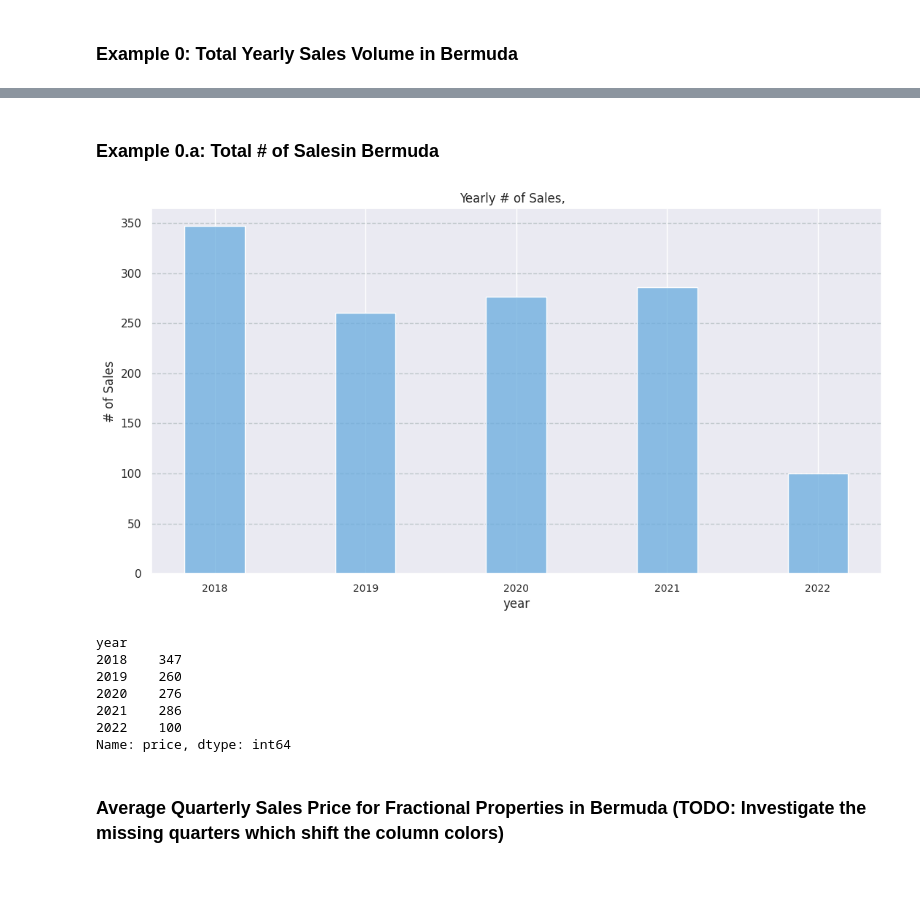
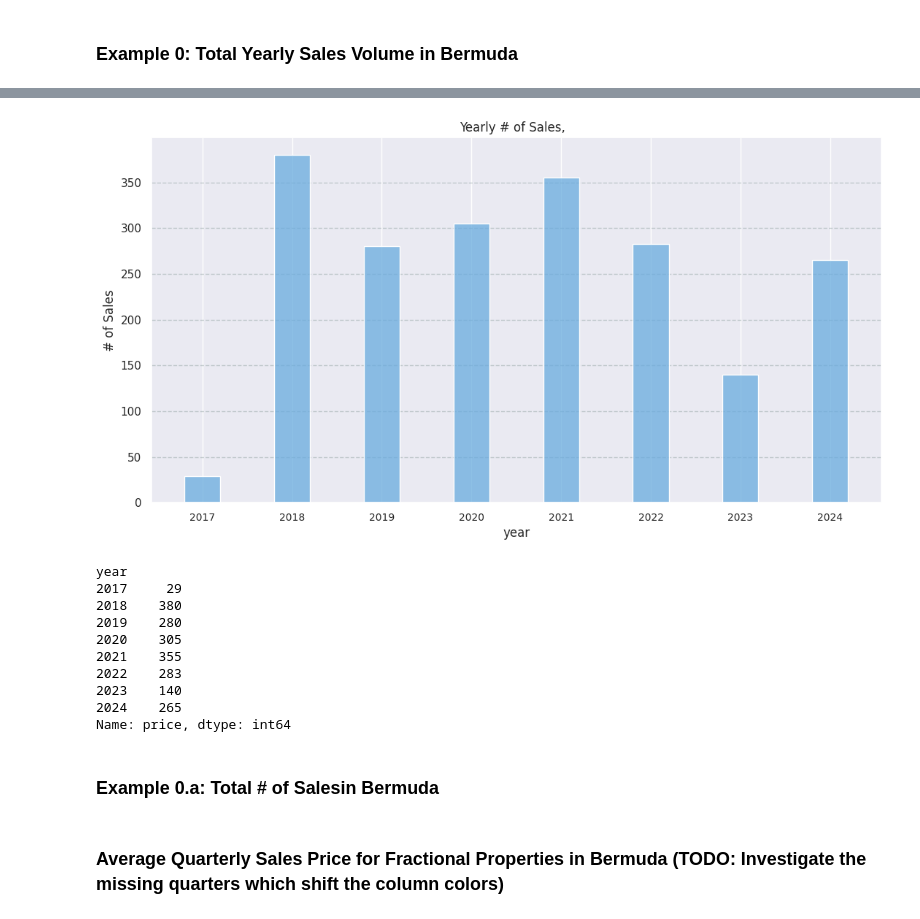
Before and after one commit to bermuda-automation/kw-data-reports, a Jupyter notebook: reports_data_and_graphs.ipynb, the cells around one changed output, grey strips where cells are left out. Saved outputs shown, nothing was run; the diff lists cells and outputs as text; code cells hidden in the pictures; blank space fills up the shorter version.

```diff
--- a/reports_data_and_graphs.ipynb
+++ b/reports_data_and_graphs.ipynb
@@ -203 +235,26 @@ year
 Name: price, dtype: float64
+# %%
+indicator = "nr_of_sales"
+period = "year"
+starting_year, final_year = 2017, 2025
+location = "Bermuda"
+property_type = "all"
+bracket_dict = None # house_arv_brackets
+bracket = None
+
+# df = rep.import_sales_data("./../kw-data-import/data/kw-sales.csv") # import data
+filtered_df = filter_and_graph(df, starting_year, final_year, property_type,
+                     bracket_dict, bracket, indicator, period, location)
+print(filtered_df)
+# %% [output]
+[figure, added]
+year
+2017     29
+2018    380
+2019    280
+2020    305
+2021    355
+2022    283
+2023    140
+2024    265
+Name: price, dtype: int64
@@ -206,7 +280,7 @@ Name: price, dtype: float64
 # %%
 indicator = "nr_of_sales"
 period = "year"
-starting_year, final_year = 2018, 2022
+starting_year, final_year = 2017, 2024
 location = "Bermuda"
 property_type = "all"
 bracket_dict = house_arv_brackets
@@ -216,15 +290,6 @@ df = rep.import_sales_data("./../kw-data-import/data/kw-sales.csv") # import dat
 df = filter_and_graph(df, starting_year, final_year, property_type,
                      bracket_dict, bracket, indicator, period, location)
 print(df)
-# %% [output]
-[figure, removed]
-year
-2018    347
-2019    260
-2020    276
-2021    286
-2022    100
-Name: price, dtype: int64
 # %% [markdown]
 ### Average Quarterly Sales Price for Fractional Properties in Bermuda (TODO: Investigate the missing quarters which shift the column colors)
 # %%
```
Also changed, not shown: parts of 40 cells of this notebook, 1 other file.
